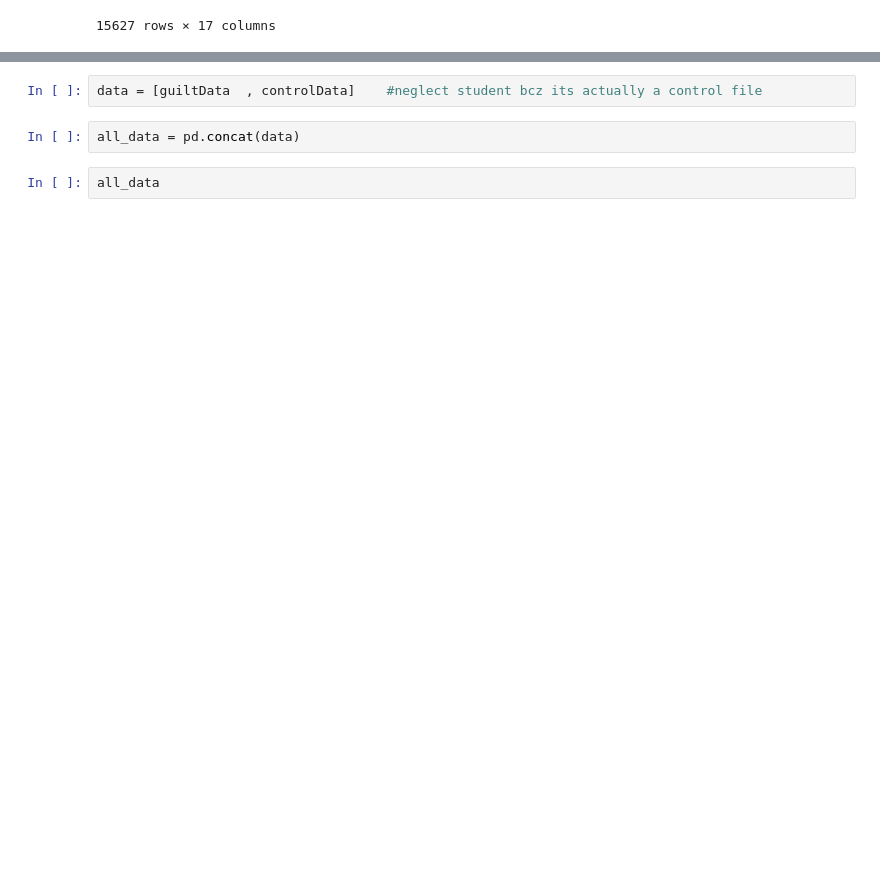
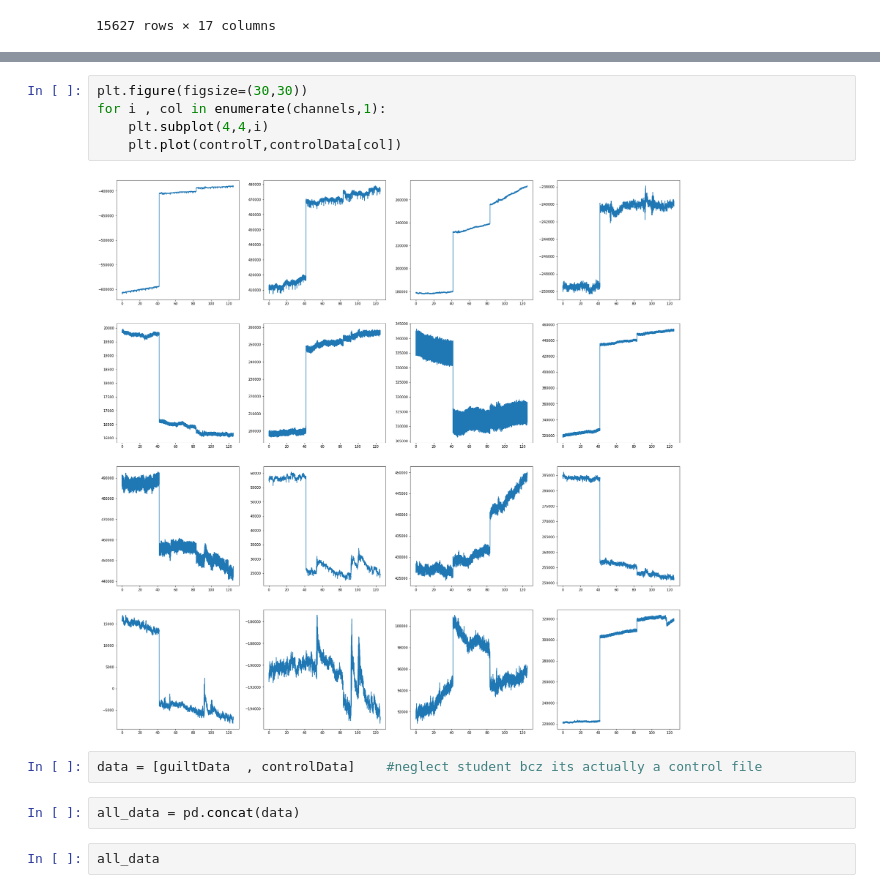
Before and after one commit to Afifa-Dar/GuiltEmotionDedection, a Jupyter notebook: experiment1/pre_data=processing.ipynb, the cells around one changed output, grey strips where cells are left out. Cells and saved outputs as stored; diff of their text form; blank space fills up the shorter version.

Commit message:
analyze data

```diff
--- a/experiment1/pre_data=processing.ipynb
+++ b/experiment1/pre_data=processing.ipynb
@@ -324,3 +212,10 @@ len(std_guilt)
+# %%
+plt.figure(figsize=(30,30))
+for i , col in enumerate(channels,1):
+    plt.subplot(4,4,i)
+    plt.plot(controlT,controlData[col])
+# %% [output]
+[figure, added]
 # %%
 data = [guiltData  , controlData]    #neglect student bcz its actually a control file
 # %%
```
Also changed, not shown: parts of 18 cells of this notebook, 7 other files.
